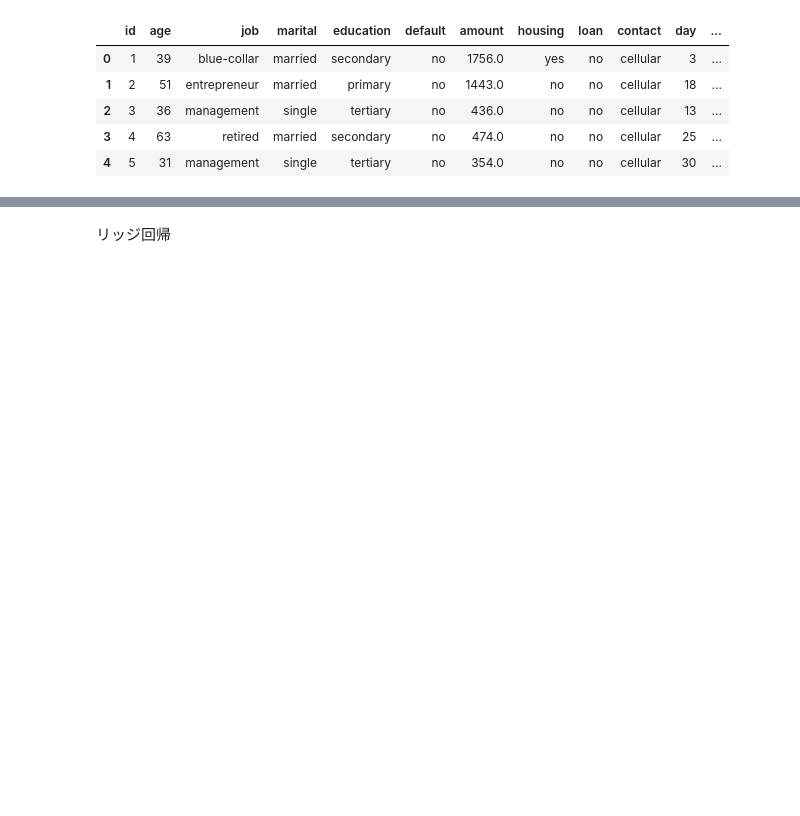
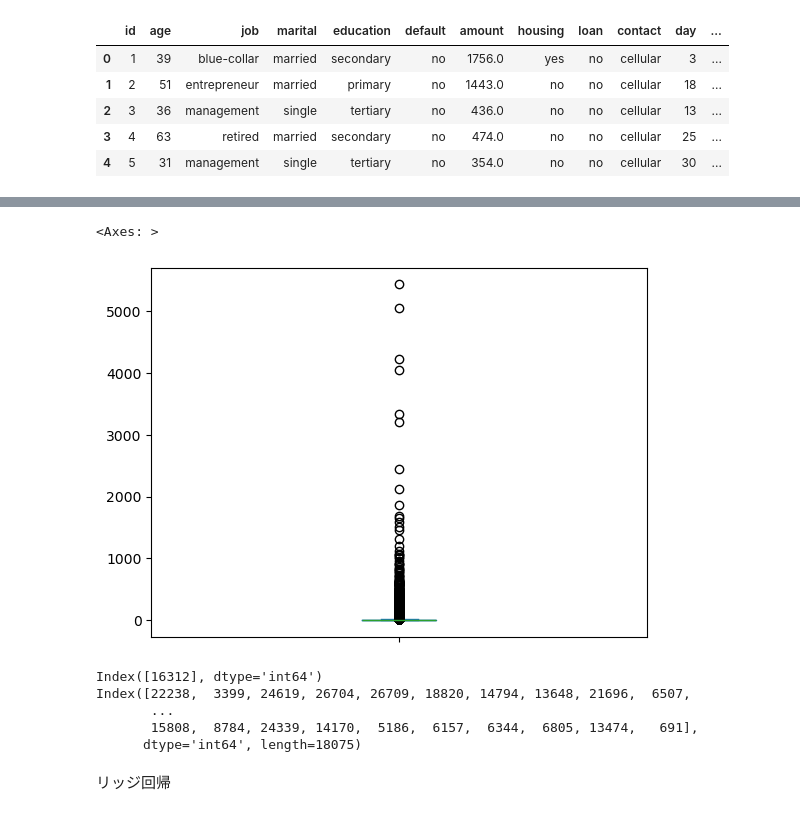
Before and after one commit to Udon-datascience/Python_machine_learning_study_log, a Jupyter notebook: study_based_on_textbook/learning_analysis_17.ipynb, the cells around one changed output, grey strips where cells are left out. Drawn from its saved outputs; the diff is of its cells as text; code cells hidden in the pictures; blank space fills up the shorter version.

```diff
--- a/study_based_on_textbook/learning_analysis_17.ipynb
+++ b/study_based_on_textbook/learning_analysis_17.ipynb
@@ -60,3 +86,24 @@ SyntaxError: invalid syntax (3644955550.py, line 10)
+# %%
+no=dis[dis>12000].index
+train_val2 = train_val.drop(no)
+# %%
+num_train_val2=train_val2[num_train_val_name]
+mcd2.fit(num_train_val2)
+dis2 =mcd2.mahalanobis(num_train_val2)
+dis2=pd.Series(dis2)
+dis2.plot(kind="box")
+# %% [output]
+<Axes: >
+[figure, added]
+# %%
+print(no)
+print(train_val.index)
+# %% [output]
+Index([16312], dtype='int64')
+Index([22238,  3399, 24619, 26704, 26709, 18820, 14794, 13648, 21696,  6507,
+       ...
+       15808,  8784, 24339, 14170,  5186,  6157,  6344,  6805, 13474,   691],
+      dtype='int64', length=18075)
 # %% [markdown]
 リッジ回帰
 # %%
```
Also changed, not shown: parts of 4 cells of this notebook, 2 other files.
